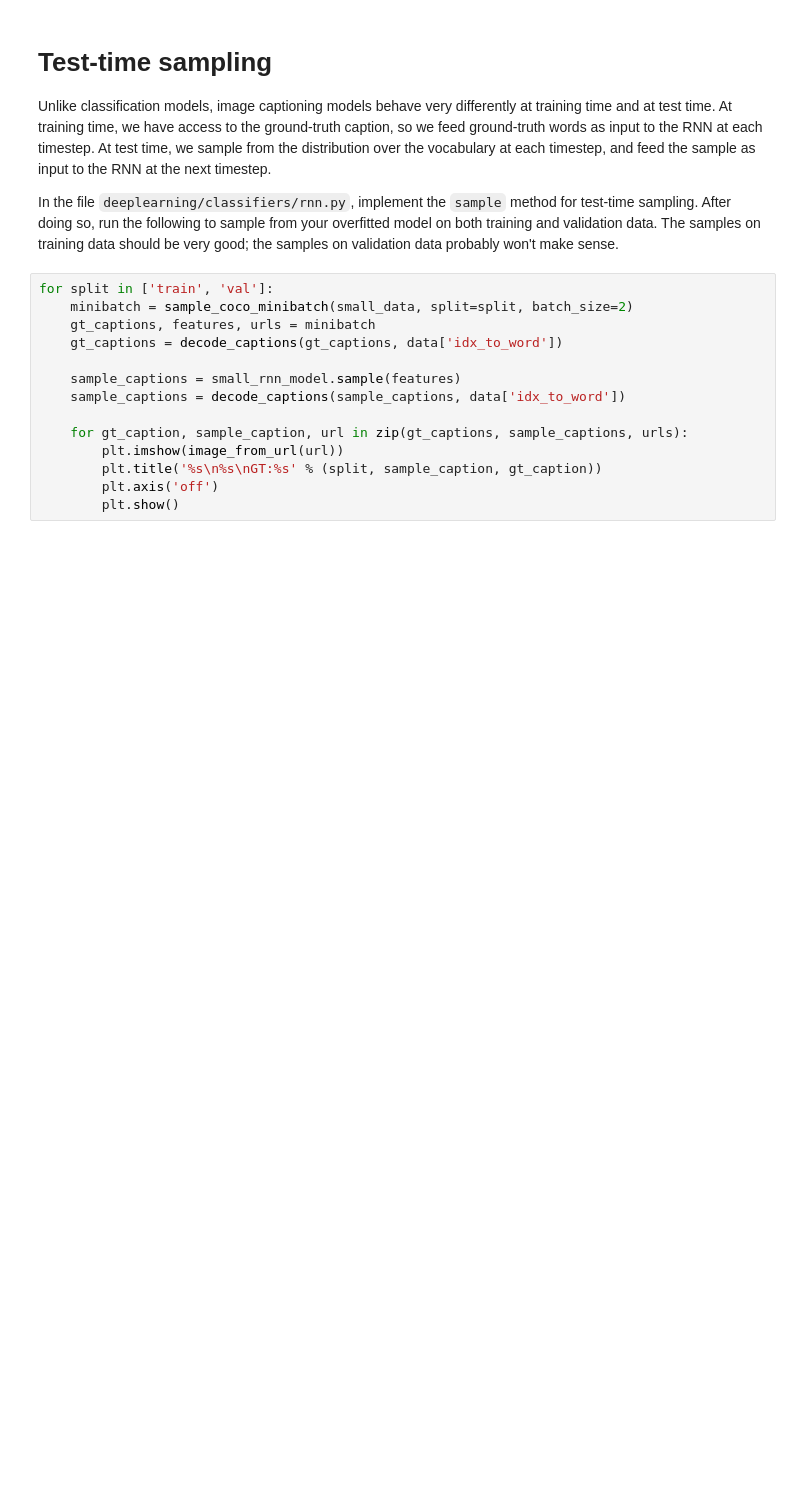
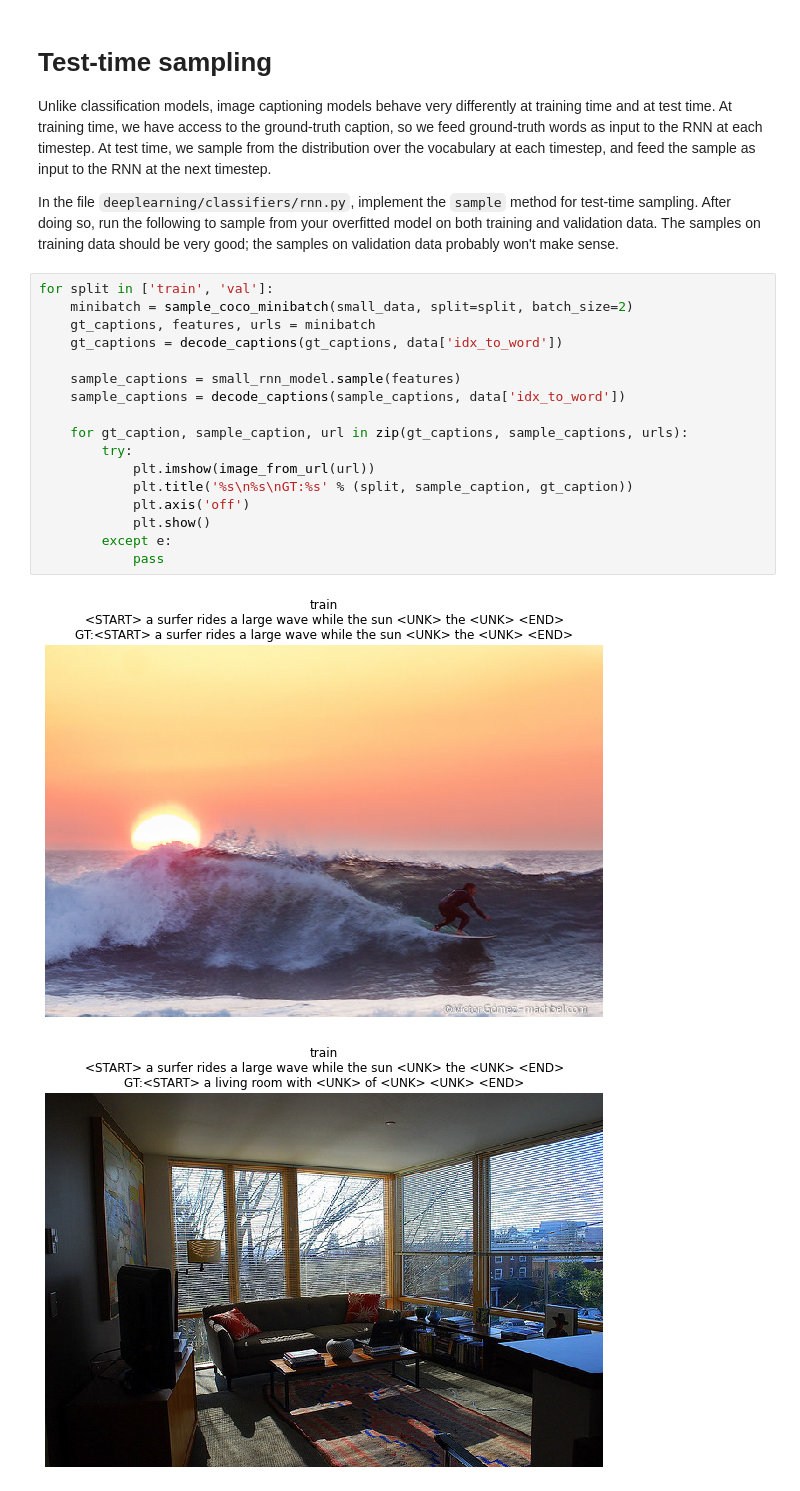
Before and after one commit to axelbr/berkeley-cs182-deep-neural-networks, a Jupyter notebook: hw2/RNN_Captioning.ipynb, the cells around one changed output. Saved outputs shown, nothing was run; the diff lists cells and outputs as text; blank space fills up the shorter version.

```diff
--- a/hw2/RNN_Captioning.ipynb
+++ b/hw2/RNN_Captioning.ipynb
@@ -481,14 +484,20 @@ In the file `deeplearning/classifiers/rnn.py`, implement the `sample` method for
 # %%
 for split in ['train', 'val']:
     minibatch = sample_coco_minibatch(small_data, split=split, batch_size=2)
     gt_captions, features, urls = minibatch
     gt_captions = decode_captions(gt_captions, data['idx_to_word'])
 
     sample_captions = small_rnn_model.sample(features)
     sample_captions = decode_captions(sample_captions, data['idx_to_word'])
 
     for gt_caption, sample_caption, url in zip(gt_captions, sample_captions, urls):
-        plt.imshow(image_from_url(url))
-        plt.title('%s\n%s\nGT:%s' % (split, sample_caption, gt_caption))
-        plt.axis('off')
-        plt.show()
+        try:
+            plt.imshow(image_from_url(url))
+            plt.title('%s\n%s\nGT:%s' % (split, sample_caption, gt_caption))
+            plt.axis('off')
+            plt.show()
+        except e:
+            pass
+# %% [output]
+[figure, added]
+[figure, added]
```
Also changed, not shown: parts of 3 cells of this notebook, 1 other file.
